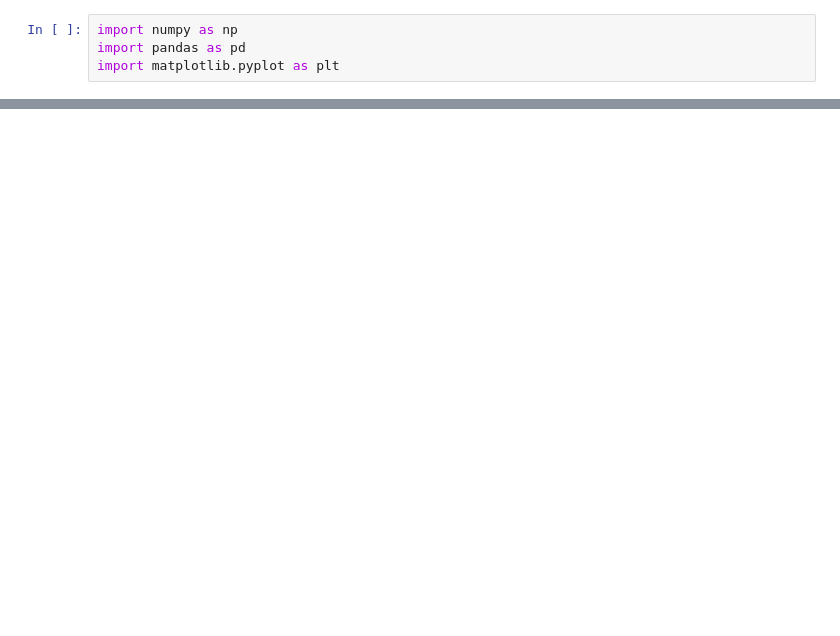
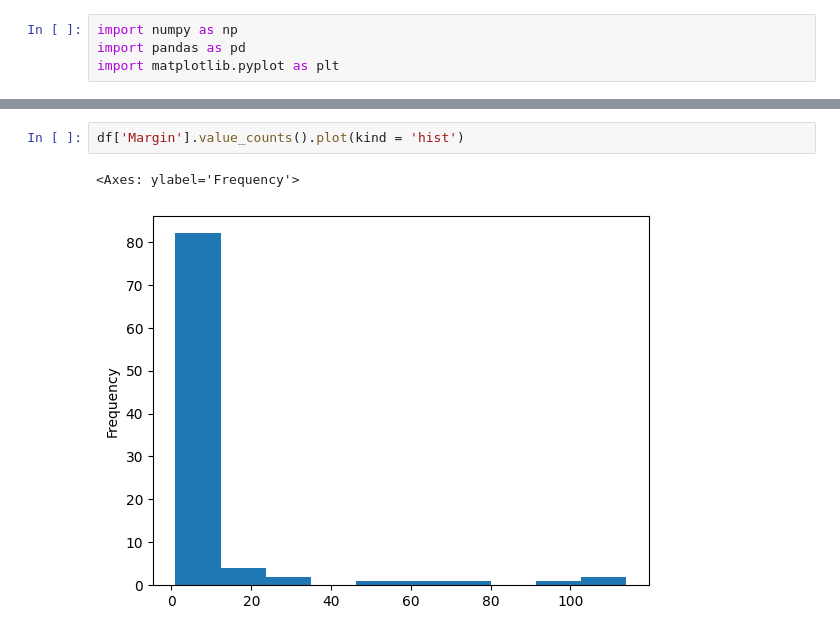
Before and after one commit to sagarkumarmishra/IPL-DATA-ANALYSIS, a Jupyter notebook: IPL_data_analysis.ipynb, the cells around one changed output, grey strips where cells are left out. Drawn from its saved outputs; the diff is of its cells as text; blank space fills up the shorter version.

```diff
--- a/IPL_data_analysis.ipynb
+++ b/IPL_data_analysis.ipynb
@@ -309,0 +295,5 @@ data.sort_values(['city','team1','team2'], ascending =[True, False, True]).head(
+# %%
+df['Margin'].value_counts().plot(kind = 'hist')
+# %% [output]
+<Axes: ylabel='Frequency'>
+[figure, added]
```
Also changed, not shown: parts of 87 cells of this notebook.
